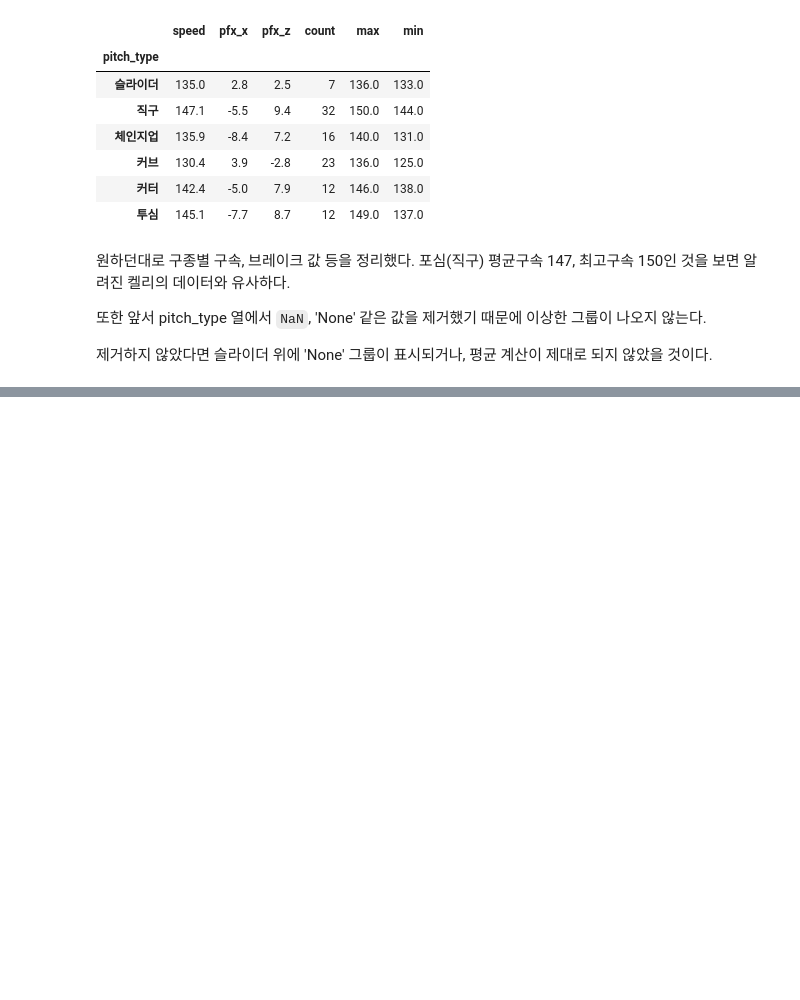
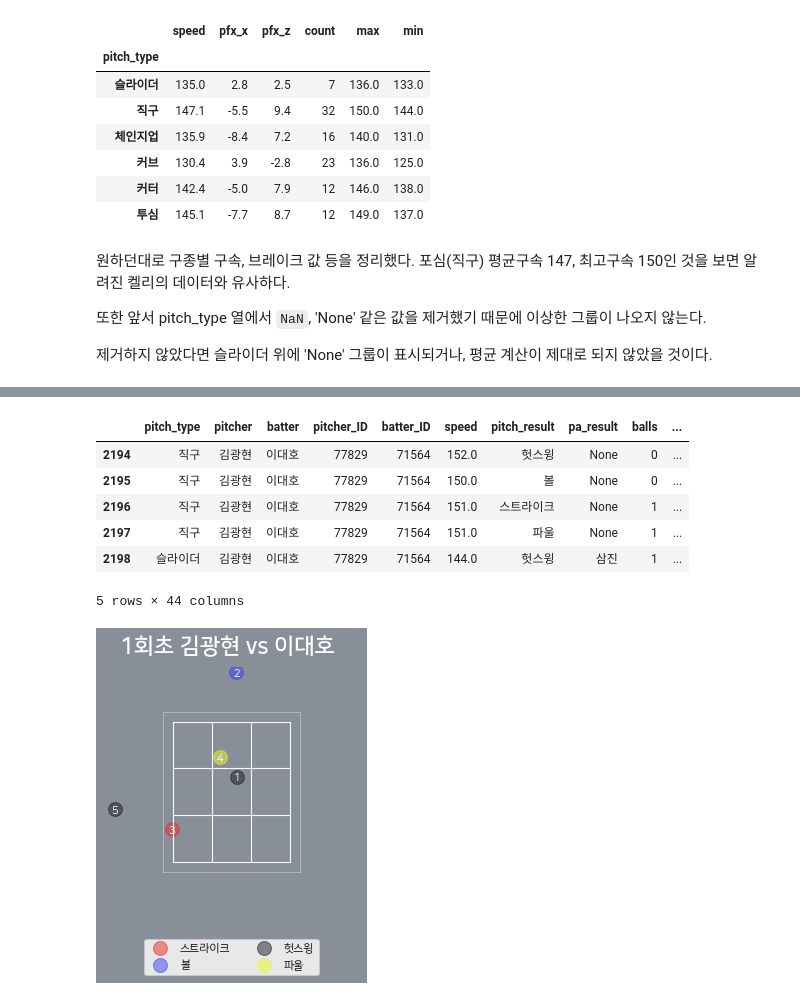
Before and after one commit to kparkk2/KBO_pbp_text_crawler, a Jupyter notebook: pfx_df.ipynb, the cells around one changed output, grey strips where cells are left out. Saved outputs shown, nothing was run; the diff lists cells and outputs as text; code cells hidden in the pictures; blank space fills up the shorter version.

Commit message:
Plot example

```diff
--- a/pfx_df.ipynb
+++ b/pfx_df.ipynb
@@ -230,29 +197,0 @@ plot_calls(sub_df, title='휠러갓갓', calls=['스트라이크', '볼', '헛
-# %%
-p = '휠러'
-
-!python pbp.py -d 2018 3 > /dev/null
-!python pbp.py -c 2018 3 > /dev/null
-
-df = pd.read_csv('pbp_data/2018/2018.csv')
-
-
-df.loc[:, 'speed'] = pd.to_numeric(df.speed, errors='coerce')
-df.loc[:, 'px'] = pd.to_numeric(df.px, errors='coerce')
-df.loc[:, 'pz'] = pd.to_numeric(df.pz, errors='coerce')
-df.loc[:, 'pfx_x'] = pd.to_numeric(df.pfx_x, errors='coerce')
-df.loc[:, 'pfx_z'] = pd.to_numeric(df.pfx_z, errors='coerce')
-df.loc[:, 'x0'] = pd.to_numeric(df.x0, errors='coerce')
-df.loc[:, 'z0'] = pd.to_numeric(df.z0, errors='coerce')
-
-sub_df = df.loc[df.pitcher == p]
-
-sub_df = sub_df.drop(sub_df.loc[sub_df.px.isnull()].index)
-sub_df = sub_df.drop(sub_df.loc[sub_df.pitch_type.isnull()].index)
-sub_df = sub_df.drop(sub_df.loc[sub_df.pitch_type == 'None'].index)
-dsf = sub_df.groupby('pitch_type').mean().loc[:, ('speed', 'pfx_x', 'pfx_z')]
-dsf['count'] = sub_df.groupby('pitch_type').count().speed
-dsf['max'] = sub_df.groupby('pitch_type').max().speed
-dsf['min'] = sub_df.groupby('pitch_type').min().speed
-
-display(dsf)
-#display(sub_df.loc[:, ('pitcher', 'batter', 'pitch_type', 'pitch_result', 'pa_result', 'speed', 'pfx_x', 'pfx_z', 'balls', 'strikes', 'outs', 'inning', 'inning_topbot')])
@@ -620,0 +209,18 @@ for pitch in pitch_types:
+# %%
+# 간단하게 한 타석만 살펴보기로 한다.
+sub_df = df.loc[(df.pitcher == '김광현') & (df.batter == '이대호') & (df.inning == 1)]
+
+# 데이터를 확인
+display(sub_df)
+
+# 플롯을 띄운다.
+plot_calls(sub_df, title='1회초 김광현 vs 이대호', calls=['스트라이크', '볼', '헛스윙', '파울'], legends=True, show_pitch_number=True)
+# %% [output]
+|  | pitch_type | pitcher | batter | pitcher_ID | batter_ID | speed | pitch_result | pa_result | balls | ... |
+| 2194 | 직구 | 김광현 | 이대호 | 77829 | 71564 | 152.0 | 헛스윙 | None | 0 | ... |
+| 2195 | 직구 | 김광현 | 이대호 | 77829 | 71564 | 150.0 | 볼 | None | 0 | ... |
+| 2196 | 직구 | 김광현 | 이대호 | 77829 | 71564 | 151.0 | 스트라이크 | None | 1 | ... |
+| 2197 | 직구 | 김광현 | 이대호 | 77829 | 71564 | 151.0 | 파울 | None | 1 | ... |
+| 2198 | 슬라이더 | 김광현 | 이대호 | 77829 | 71564 | 144.0 | 헛스윙 | 삼진 | 1 | ... |
+5 rows × 44 columns
+[figure, added]
```
Also changed, not shown: parts of 51 cells of this notebook, 1 other file.
